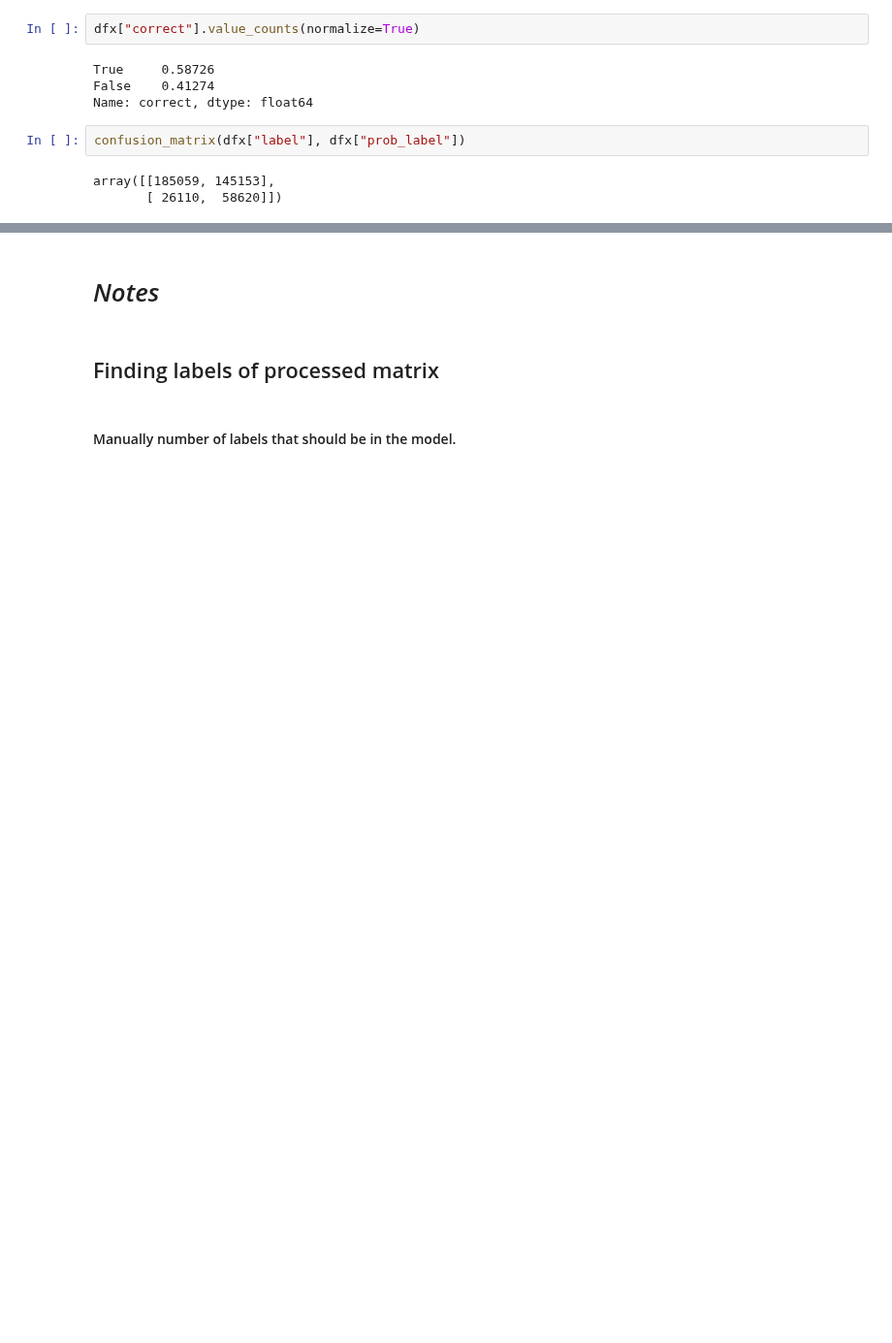
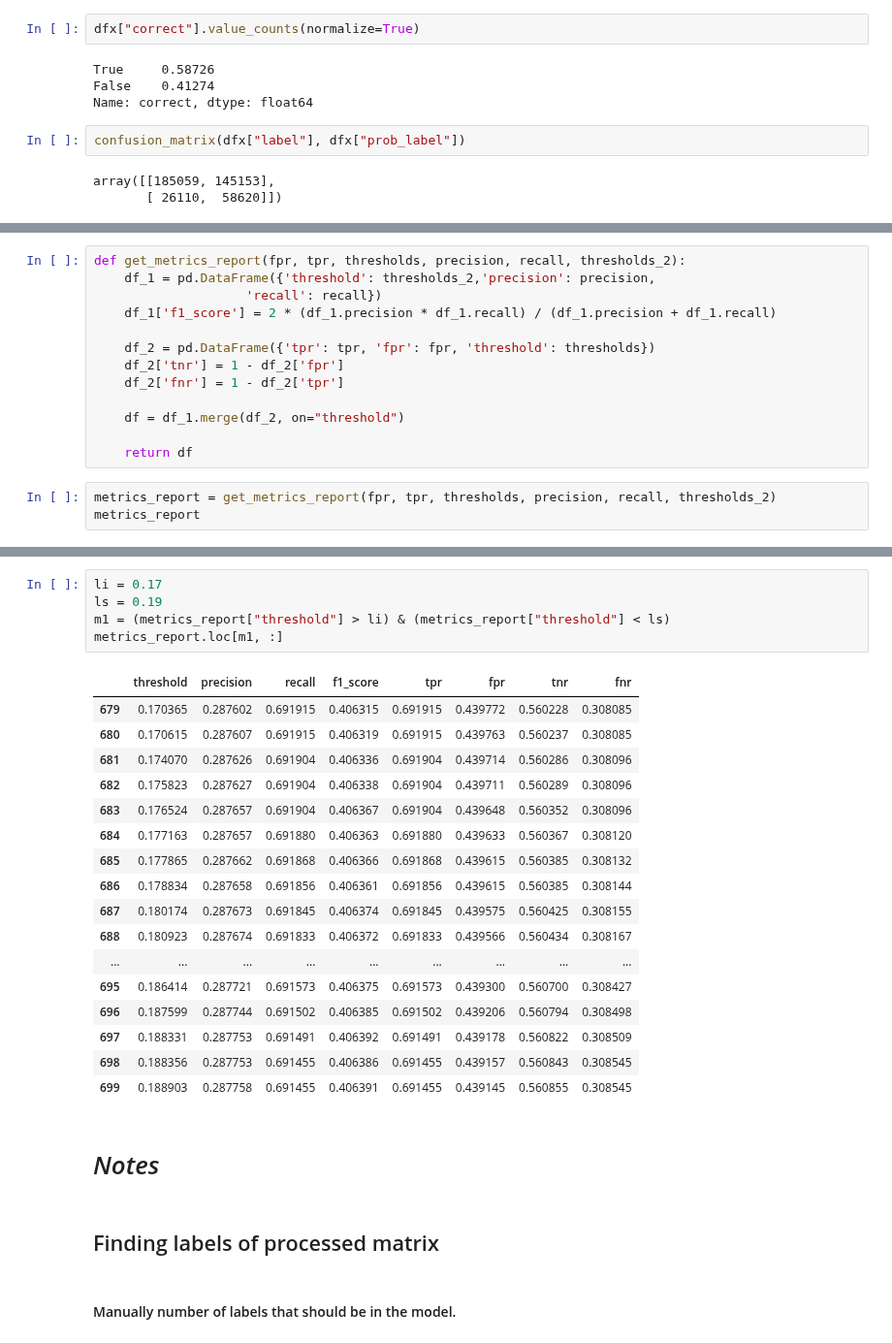
Before and after one commit to robperch/intro_to_ds_project, a Jupyter notebook: notebooks/Rob/Rob_sandbox.ipynb, the cells around one changed output, grey strips where cells are left out. Shown at 97% size. Cells and saved outputs as stored; diff of their text form; blank space fills up the shorter version.

```diff
--- a/notebooks/Rob/Rob_sandbox.ipynb
+++ b/notebooks/Rob/Rob_sandbox.ipynb
@@ -433,0 +541,16 @@ array([[185059, 145153],
+# %%
+def get_metrics_report(fpr, tpr, thresholds, precision, recall, thresholds_2):
+    df_1 = pd.DataFrame({'threshold': thresholds_2,'precision': precision,
+                    'recall': recall})
+    df_1['f1_score'] = 2 * (df_1.precision * df_1.recall) / (df_1.precision + df_1.recall)
+
+    df_2 = pd.DataFrame({'tpr': tpr, 'fpr': fpr, 'threshold': thresholds})
+    df_2['tnr'] = 1 - df_2['fpr']
+    df_2['fnr'] = 1 - df_2['tpr']
+
+    df = df_1.merge(df_2, on="threshold")
+
+    return df
+# %%
+metrics_report = get_metrics_report(fpr, tpr, thresholds, precision, recall, thresholds_2)
+metrics_report
@@ -434,3 +571,26 @@ array([[185059, 145153],
+# %%
+li = 0.17
+ls = 0.19
+m1 = (metrics_report["threshold"] > li) & (metrics_report["threshold"] < ls)
+metrics_report.loc[m1, :]
+# %% [output]
+|  | threshold | precision | recall | f1_score | tpr | fpr | tnr | fnr |
+| 679 | 0.170365 | 0.287602 | 0.691915 | 0.406315 | 0.691915 | 0.439772 | 0.560228 | 0.308085 |
+| 680 | 0.170615 | 0.287607 | 0.691915 | 0.406319 | 0.691915 | 0.439763 | 0.560237 | 0.308085 |
+| 681 | 0.174070 | 0.287626 | 0.691904 | 0.406336 | 0.691904 | 0.439714 | 0.560286 | 0.308096 |
+| 682 | 0.175823 | 0.287627 | 0.691904 | 0.406338 | 0.691904 | 0.439711 | 0.560289 | 0.308096 |
+| 683 | 0.176524 | 0.287657 | 0.691904 | 0.406367 | 0.691904 | 0.439648 | 0.560352 | 0.308096 |
+| 684 | 0.177163 | 0.287657 | 0.691880 | 0.406363 | 0.691880 | 0.439633 | 0.560367 | 0.308120 |
+| 685 | 0.177865 | 0.287662 | 0.691868 | 0.406366 | 0.691868 | 0.439615 | 0.560385 | 0.308132 |
+| 686 | 0.178834 | 0.287658 | 0.691856 | 0.406361 | 0.691856 | 0.439615 | 0.560385 | 0.308144 |
+| 687 | 0.180174 | 0.287673 | 0.691845 | 0.406374 | 0.691845 | 0.439575 | 0.560425 | 0.308155 |
+| 688 | 0.180923 | 0.287674 | 0.691833 | 0.406372 | 0.691833 | 0.439566 | 0.560434 | 0.308167 |
+| ... | ... | ... | ... | ... | ... | ... | ... | ... |
+| 695 | 0.186414 | 0.287721 | 0.691573 | 0.406375 | 0.691573 | 0.439300 | 0.560700 | 0.308427 |
+| 696 | 0.187599 | 0.287744 | 0.691502 | 0.406385 | 0.691502 | 0.439206 | 0.560794 | 0.308498 |
+| 697 | 0.188331 | 0.287753 | 0.691491 | 0.406392 | 0.691491 | 0.439178 | 0.560822 | 0.308509 |
+| 698 | 0.188356 | 0.287753 | 0.691455 | 0.406386 | 0.691455 | 0.439157 | 0.560843 | 0.308545 |
+| 699 | 0.188903 | 0.287758 | 0.691455 | 0.406391 | 0.691455 | 0.439145 | 0.560855 | 0.308545 |
 # %% [markdown]
 # *Notes*
 # %% [markdown]
```
Also changed, not shown: parts of 17 cells of this notebook, 4 other files.
